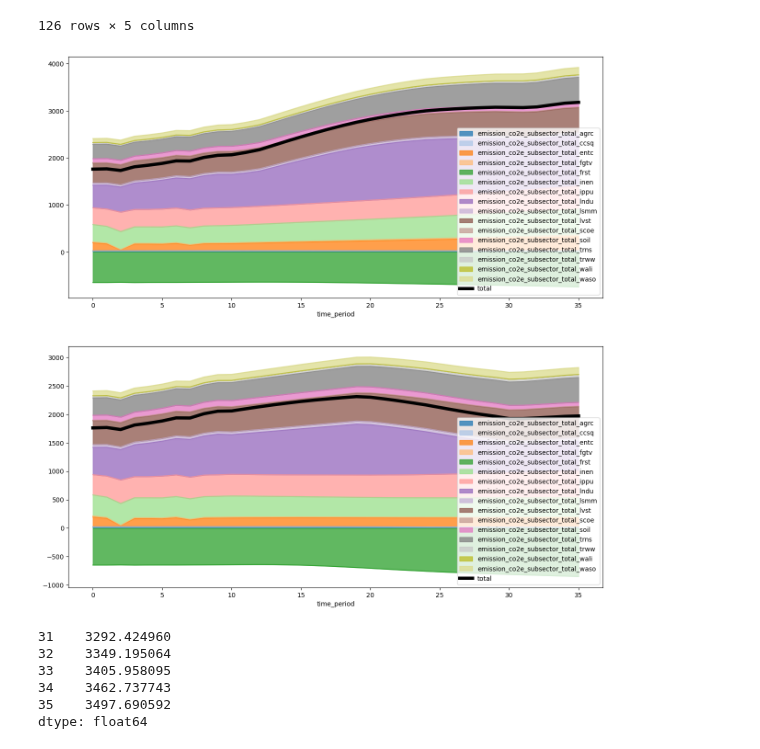
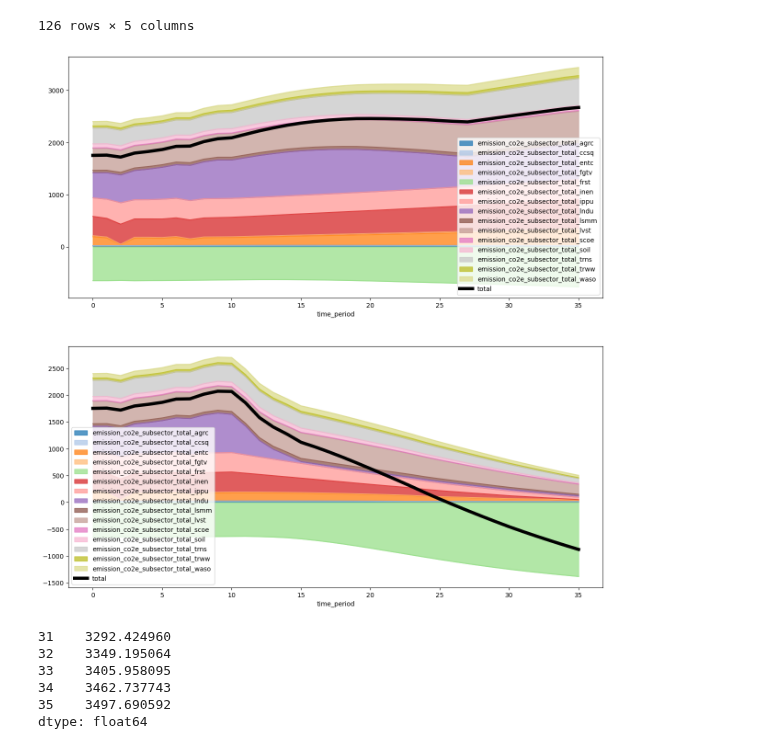
Before and after one commit to jcsyme/sisepuede, a Jupyter notebook: python/build_transformations.ipynb, the cells around one changed output. Drawn from its saved outputs; the diff is of its cells as text; code cells hidden in the pictures.

```diff
--- a/python/build_transformations.ipynb
+++ b/python/build_transformations.ipynb
@@ -503,8 +523,38 @@ df_prod[df_prod["y"].isin(["1001"]) & df_prod["f"].isin(["fuel_coal"])]
+# %%
+region = "brazil"
+lhs_design_cur = sisepuede.experimental_manager.dict_lhs_design.get(region)
+df_lhs_l, df_lhs_x = lhs_design_cur.retrieve_lhs_tables_by_design(
+    0,
+    return_type = pd.DataFrame
+)
+keep_futures = [0, 1]
+
+df_lhs_l = (
+    df_lhs_l[
+        df_lhs_l[sisepuede.key_future].isin(keep_futures)
+    ]
+    if (df_lhs_l is not None)
+    else df_lhs_l
+)
+# Xs
+df_lhs_x = (
+    df_lhs_x[
+        df_lhs_x[sisepuede.key_future].isin(keep_futures)
+    ]
+    if (df_lhs_x is not None)
+    else df_lhs_x
+)
 # %%
 region = "brazil"
-df_in = sisepuede.experimental_manager.dict_future_trajectories.get(region).generate_future_from_lhs_vector(None, None, 0, False)#True)
+df_in = sisepuede.experimental_manager.dict_future_trajectories.get(region).generate_future_from_lhs_vector(None, None, 15, baseline_future_q = False)#True)
+df_in = sisepuede.experimental_manager.dict_future_trajectories.get(region).generate_future_from_lhs_vector(
+    df_lhs_x,
+    df_row_lhc_sample_l = df_lhs_l,
+    future_id = 1,
+    baseline_future_q = False
+)#True)
 
-if True:
+if False:
     # write to output for testing
     df_in.to_csv(
         os.path.join(sisepuede.file_struct.dir_tmp, "temporary_full_inputs.csv"),
@@ -986,7 +1036,7 @@ region = "brazil"
 future_id = 0
 df_out = df_out_all[df_out_all["region"] == region]
 df_primary = sisepuede.odpt_primary.get_indexing_dataframe(dict_filt)
-df_in = sisepuede.experimental_manager.dict_future_trajectories.get(region).generate_future_from_lhs_vector(None, None, future_id, True)
+#df_in = sisepuede.experimental_manager.dict_future_trajectories.get(region).generate_future_from_lhs_vector(None, None, future_id, True)
 
 if False:
     # write to output for testing
@@ -1154,8 +1204,8 @@ attr_strat.table
 # %%
 
 # 3008, 3009, 303
-strat_id, strat_id_intervention = 1014, 5001
-future_id = 0
+strat_id, strat_id_intervention = 1014, 5008
+future_id = 1
 
 # baseline
 dict_filt2 = {}
@@ -1301,7 +1351,7 @@ if True:
 
     # ENERGY
     #modvar_plot = sisepuede.models.model_electricity.modvar_entc_nemomod_emissions_co2_mne
-    #modvar_plot = sisepuede.models.model_electricity.modvar_entc_nemomod_production_by_technology
+    modvar_plot = sisepuede.models.model_electricity.modvar_entc_nemomod_production_by_technology
     #modvar_plot = sisepuede.models.model_energy.modvar_trns_energy_consumption_total
     #modvar_plot = sisepuede.models.model_energy.modvar_trns_passenger_distance_traveled
     #modvar_plot = sisepuede.models.model_energy.modvar_trns_passenger_distance_traveled
@@ -1368,34 +1418,34 @@ if True:
         vec = np.array(df[sisepuede.key_time_period])
         flds = [x for x in df.columns if (x != sisepuede.key_time_period)]
         df = pd.DataFrame(np.array(df_filt_intervention[flds]) - np.array(df_filt[flds]), columns = flds)
         df[sisepuede.key_time_period] = vec
 
 
 
     for k in df.columns:
         vec = np.array(df[k])
         bnds = (0, np.inf) if (vec[-1] >= 0) else (-np.inf, 0)
         if (max(vec) > 0) and (min(vec) < 0):
             k0 = f"{k}_positive"
             k1 = f"{k}_negative"
             df[k0] = sf.vec_bounds(np.array(df[k]), (0, np.inf))
             df[k1] = sf.vec_bounds(np.array(df[k]), (-np.inf, 0))
             df.drop([k], axis = 1, inplace = True)
         else:
             df[k] = sf.vec_bounds(np.array(df[k]), bnds)
 
     m, n = df.shape
     colors = [palette_func(x/n) for x in range(n)]
 
     alpha = 1 if not add_total else 0.75
     df.plot.area(x = sisepuede.key_time_period, ax = ax[1], color = colors, alpha = alpha)
     if add_total:
         df["total"] = df.drop([sisepuede.key_time_period], axis = 1).sum(axis = 1)
         df[[sisepuede.key_time_period, "total"]].plot(x = sisepuede.key_time_period, ax = ax[1], color = "black", linewidth = 5)
     df_plot_int = df.copy()
     #df.plot(ax = ax[1], color = colors)
 # %% [output]
-[figure, old version]
+[figure, new version]
 # %%
 #df_in_filt[[x for x in df_in_filt.columns if x.startswith("exports_lvst")]]
 df_filt[[x for x in df_filt.columns if x.startswith("emission_co2e_subsector")]].tail().sum(axis = 1)
```
Also changed, not shown: parts of 2 cells of this notebook, 4 other files.
